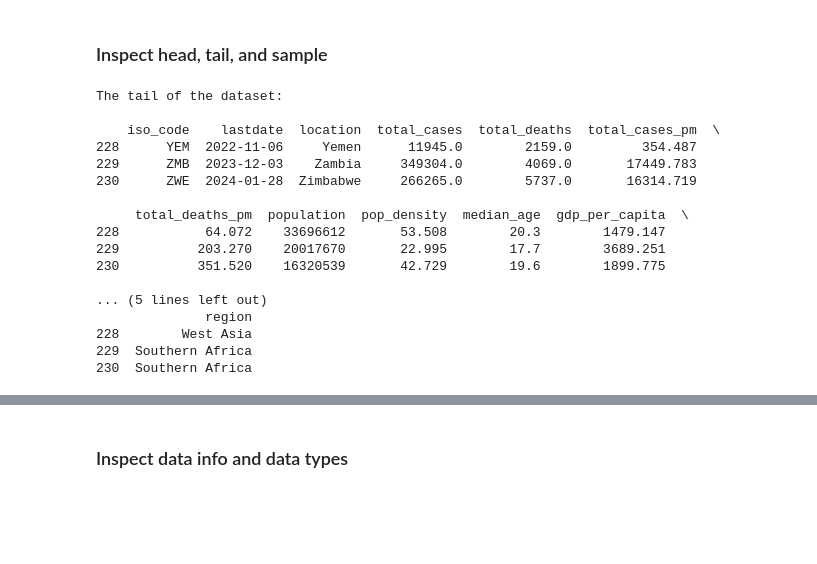
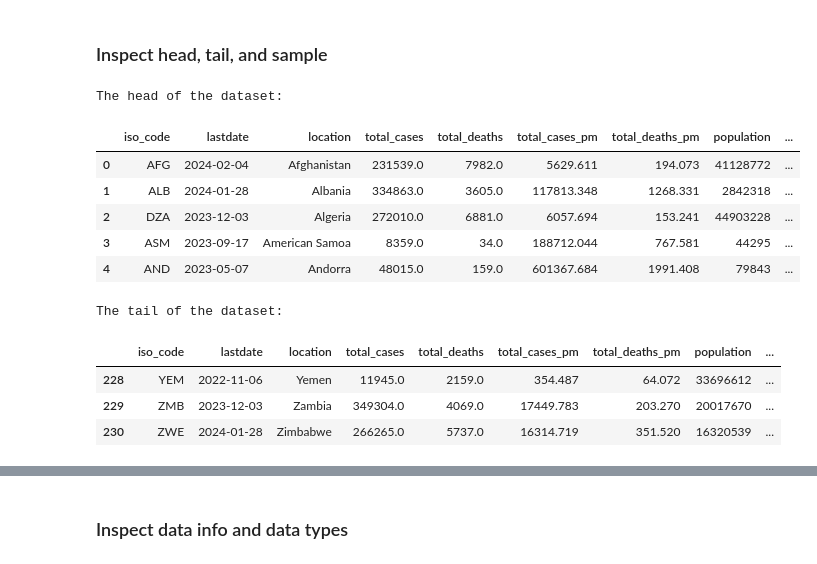
Before and after one commit to jieshu-wang-SBU/EST389_371_2026_spring, a Jupyter notebook: lectures/05-data_cleaning/05-02_first_look_at_the_data.ipynb, the cells around one changed output, grey strips where cells are left out. Drawn from its saved outputs; the diff is of its cells as text; code cells hidden in the pictures; blank space fills up the shorter version.

```diff
--- a/lectures/05-data_cleaning/05-02_first_look_at_the_data.ipynb
+++ b/lectures/05-data_cleaning/05-02_first_look_at_the_data.ipynb
@@ -39,27 +39,23 @@ This file include the following columns: Index(['iso_code', 'lastdate', 'locatio
 # %%
 # Inspect some samples of the data, using head( ), tail ( ), or sample( )
 print(f"The head of the dataset:\n")
-print(covid_data.head())
+covid_data.head()
+# %% [output]
+The head of the dataset:
+|  | iso_code | lastdate | location | total_cases | total_deaths | total_cases_pm | total_deaths_pm | population | ... |
+| 0 | AFG | 2024-02-04 | Afghanistan | 231539.0 | 7982.0 | 5629.611 | 194.073 | 41128772 | ... |
+| 1 | ALB | 2024-01-28 | Albania | 334863.0 | 3605.0 | 117813.348 | 1268.331 | 2842318 | ... |
+| 2 | DZA | 2023-12-03 | Algeria | 272010.0 | 6881.0 | 6057.694 | 153.241 | 44903228 | ... |
+| 3 | ASM | 2023-09-17 | American Samoa | 8359.0 | 34.0 | 188712.044 | 767.581 | 44295 | ... |
+| 4 | AND | 2023-05-07 | Andorra | 48015.0 | 159.0 | 601367.684 | 1991.408 | 79843 | ... |
 # %%
 print(f"The tail of the dataset:\n")
-print(covid_data.tail(n=3)) # You can specify how many rows you wanted to inspect
+covid_data.tail(n=3) # You can specify how many rows you wanted to inspect
 # %% [output]
 The tail of the dataset:
-
-    iso_code    lastdate  location  total_cases  total_deaths  total_cases_pm  \
-228      YEM  2022-11-06     Yemen      11945.0        2159.0         354.487
-229      ZMB  2023-12-03    Zambia     349304.0        4069.0       17449.783
-230      ZWE  2024-01-28  Zimbabwe     266265.0        5737.0       16314.719
-
-     total_deaths_pm  population  pop_density  median_age  gdp_per_capita  \
-228           64.072    33696612       53.508        20.3        1479.147
-229          203.270    20017670       22.995        17.7        3689.251
-230          351.520    16320539       42.729        19.6        1899.775
-
-... (5 lines left out)
-              region
-228        West Asia
-229  Southern Africa
-230  Southern Africa
+|  | iso_code | lastdate | location | total_cases | total_deaths | total_cases_pm | total_deaths_pm | population | ... |
+| 228 | YEM | 2022-11-06 | Yemen | 11945.0 | 2159.0 | 354.487 | 64.072 | 33696612 | ... |
+| 229 | ZMB | 2023-12-03 | Zambia | 349304.0 | 4069.0 | 17449.783 | 203.270 | 20017670 | ... |
+| 230 | ZWE | 2024-01-28 | Zimbabwe | 266265.0 | 5737.0 | 16314.719 | 351.520 | 16320539 | ... |
 # %%
 print(f"A random sample of the dataset:\n")
```
Also changed, not shown: parts of 10 cells of this notebook.
